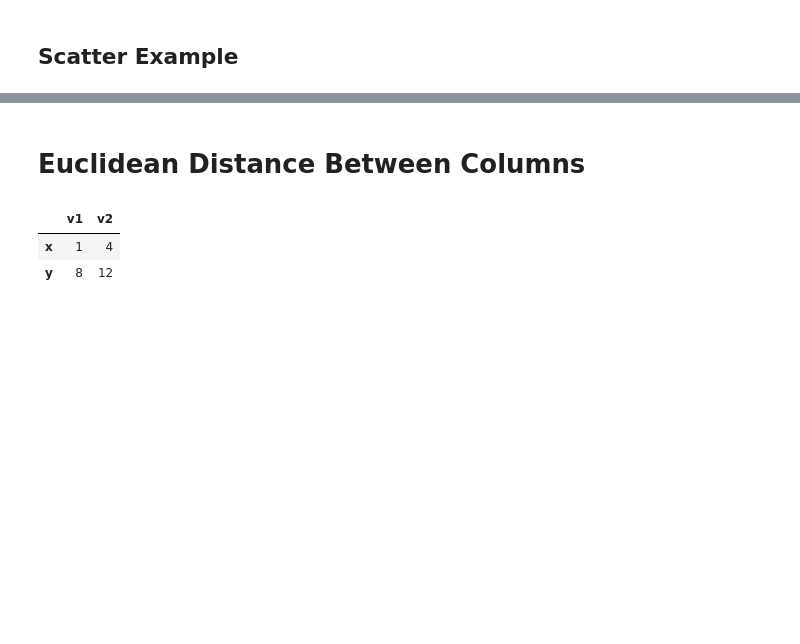
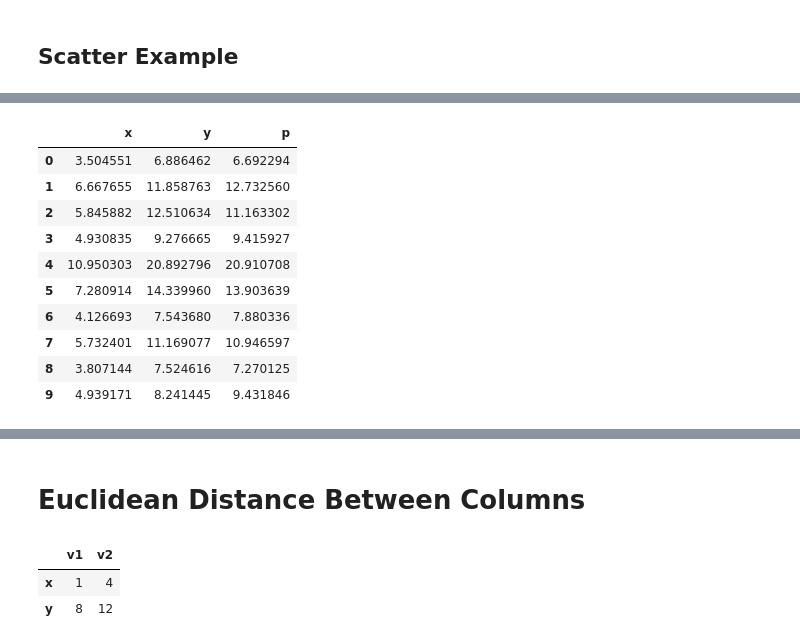
Before and after one commit to cs320-wisc/f22, a Jupyter notebook: lec/33-linalg3/lec2.ipynb, the cells around one changed output, grey strips where cells are left out. Saved outputs shown, nothing was run; the diff lists cells and outputs as text; code cells hidden in the pictures; blank space fills up the shorter version.

```diff
--- a/lec/33-linalg3/lec2.ipynb
+++ b/lec/33-linalg3/lec2.ipynb
@@ -197,0 +350,15 @@ df
+# %%
+df["p"] = P @ df[["y"]]
+df
+# %% [output]
+|  | x | y | p |
+| 0 | 3.504551 | 6.886462 | 6.692294 |
+| 1 | 6.667655 | 11.858763 | 12.732560 |
+| 2 | 5.845882 | 12.510634 | 11.163302 |
+| 3 | 4.930835 | 9.276665 | 9.415927 |
+| 4 | 10.950303 | 20.892796 | 20.910708 |
+| 5 | 7.280914 | 14.339960 | 13.903639 |
+| 6 | 4.126693 | 7.543680 | 7.880336 |
+| 7 | 5.732401 | 11.169077 | 10.946597 |
+| 8 | 3.807144 | 7.524616 | 7.270125 |
+| 9 | 4.939171 | 8.241445 | 9.431846 |
```
Also changed, not shown: parts of 24 cells of this notebook, 3 other files.
